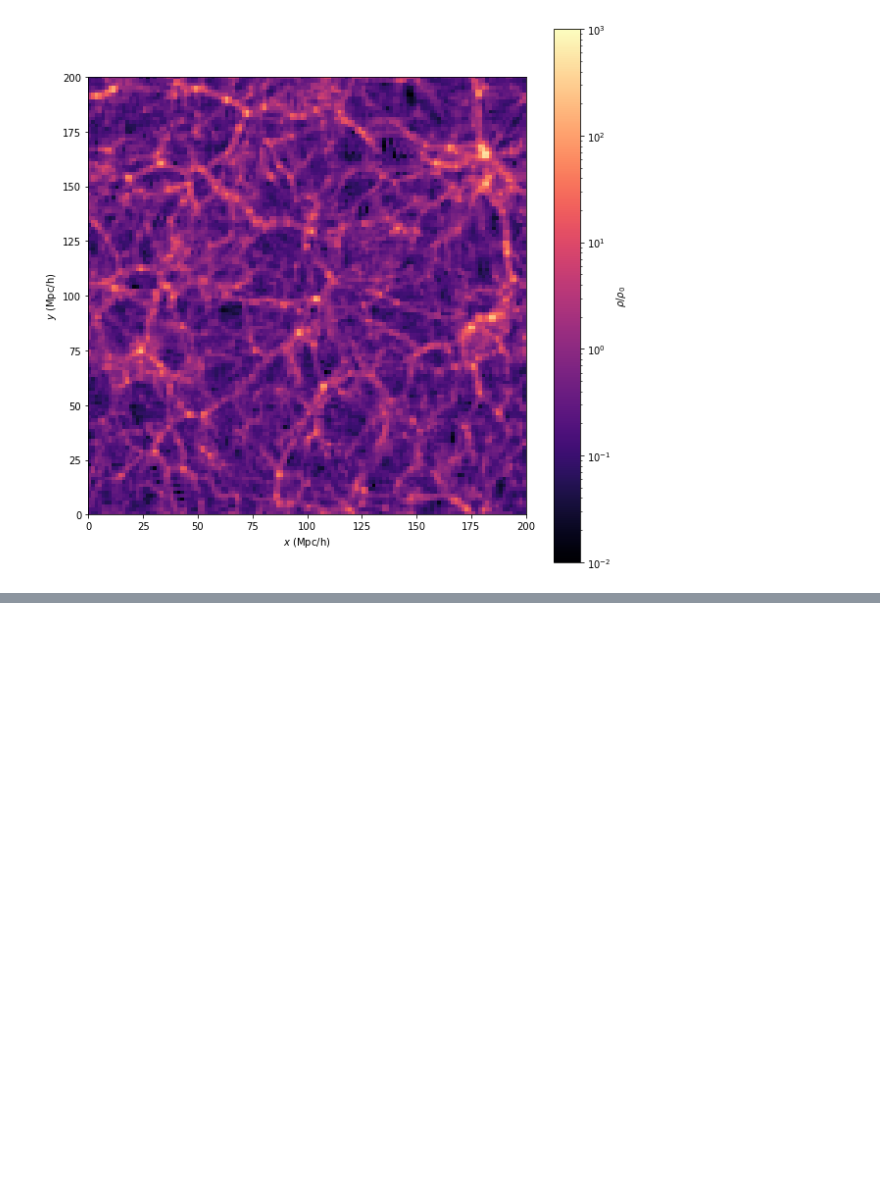
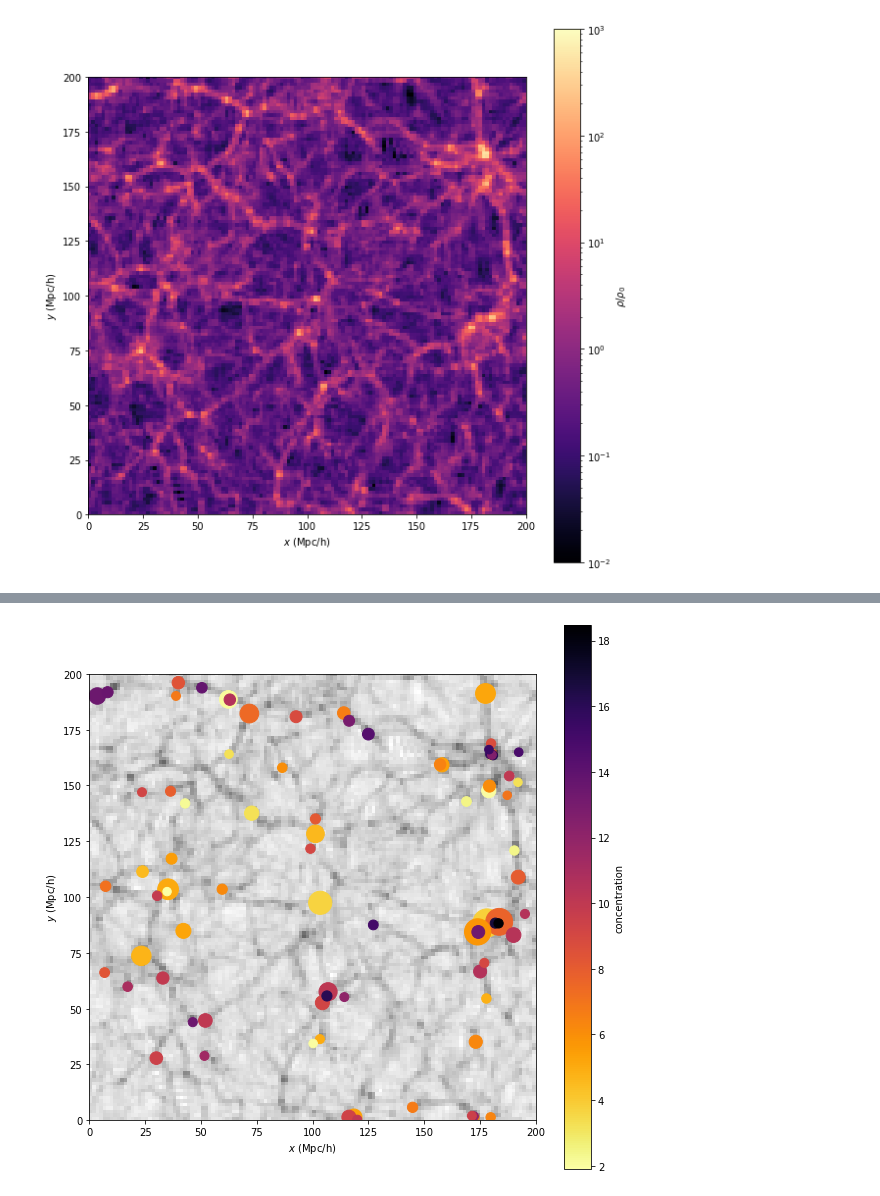
Before and after one commit to SaeeDhawalikar/Grad_school-CA1-Tutorial, a Jupyter notebook: Tutorial1.ipynb, the cells around one changed output, grey strips where cells are left out. Saved outputs shown, nothing was run; the diff lists cells and outputs as text; code cells hidden in the pictures; blank space fills up the shorter version.

```diff
--- a/Tutorial1.ipynb
+++ b/Tutorial1.ipynb
@@ -232,0 +305,17 @@ Text(0, 0.5, '$y$ (Mpc/h)')
+# %%
+
+fig=plt.figure(figsize=(10,10))
+im=plt.imshow(rho[0], origin="lower", norm=colors.LogNorm(vmin=1e-2, vmax=1e4),cmap="Greys",
+          extent=[0, lbox, 0, lbox])
+# fig.colorbar(im, label=r"$\rho/\rho_0$")
+ax= plt.gca()
+ax.set_aspect(1)
+ax.set_xlabel(r"$x$ (Mpc/h)")
+ax.set_ylabel(r"$y$ (Mpc/h)")
+
+im1=ax.scatter(x_halo,y_halo, s=500*R_halo**2, c=c_halo, cmap="inferno_r")
+fig.colorbar(im1, label="concentration")
+
+ax.set_aspect(1)
+# %% [output]
+[figure, added]
```
Also changed, not shown: parts of 9 cells of this notebook.
